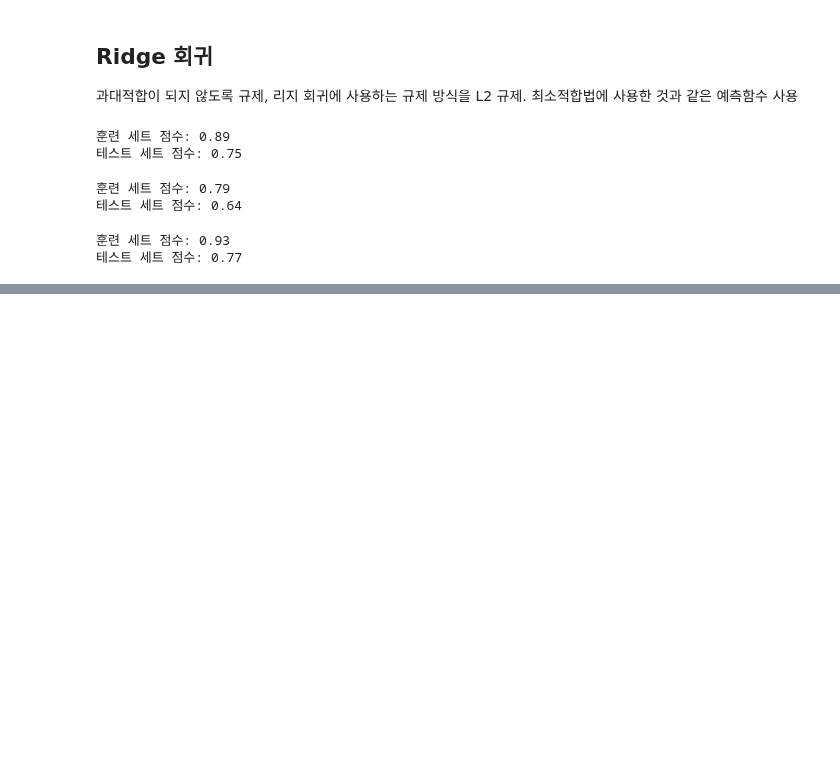
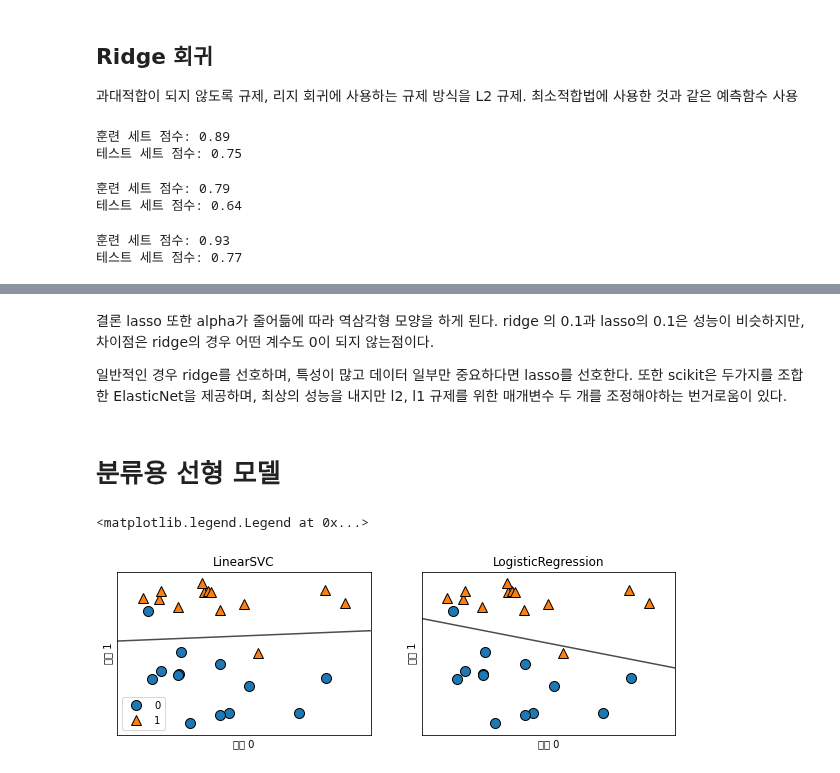
Before and after one commit to 201ssc/python_test1, a Jupyter notebook: python_ml_3.ipynb, the cells around one changed output, grey strips where cells are left out. Cells and saved outputs as stored; diff of their text form; code cells hidden in the pictures; blank space fills up the shorter version.

```diff
--- a/python_ml_3.ipynb
+++ b/python_ml_3.ipynb
@@ -394,0 +489,30 @@ plt.legend()
+# %% [markdown]
+결론
+lasso 또한 alpha가 줄어듦에 따라 역삼각형 모양을 하게 된다.
+ridge 의 0.1과 lasso의 0.1은 성능이 비슷하지만, 차이점은 ridge의 경우 어떤 계수도 0이 되지 않는점이다.
+
+일반적인 경우 ridge를 선호하며, 특성이 많고 데이터 일부만 중요하다면 lasso를 선호한다. 또한 scikit은 두가지를 조합한 ElasticNet을 제공하며, 최상의 성능을 내지만 l2, l1 규제를 위한 매개변수 두 개를 조정해야하는 번거로움이 있다.
+# %% [markdown]
+# 분류용 선형 모델
+# %%
+from IPython.core.pylabtools import figsize
+# forge 데이터셋을 사용하여 LogisticRegression과 LinearSVC 모델을 만들고 이 선형 모델들이 만들어낸 결정 경계를 그림으로 나타내보자
+
+from sklearn.linear_model import LogisticRegression
+from sklearn.svm import LinearSVC
+
+X, y = mglearn.datasets.make_forge()
+
+fig, axes = plt.subplots(1,2, figsize=(10, 3))
+
+for model, ax in zip([LinearSVC(max_iter=5000), LogisticRegression()], axes):
+  clf = model.fit(X, y)
+  mglearn.plots.plot_2d_separator(clf, X, fill=False, eps=0.5, ax=ax, alpha=.7)
+  mglearn.discrete_scatter(X[:,0], X[:,1], y, ax=ax)
+  ax.set_title(clf.__class__.__name__)
+  ax.set_xlabel("특성 0")
+  ax.set_ylabel("특성 1")
+axes[0].legend()
+# %% [output]
+<matplotlib.legend.Legend at 0x...>
+[figure, added]
```
Also changed, not shown: parts of 26 cells of this notebook.
